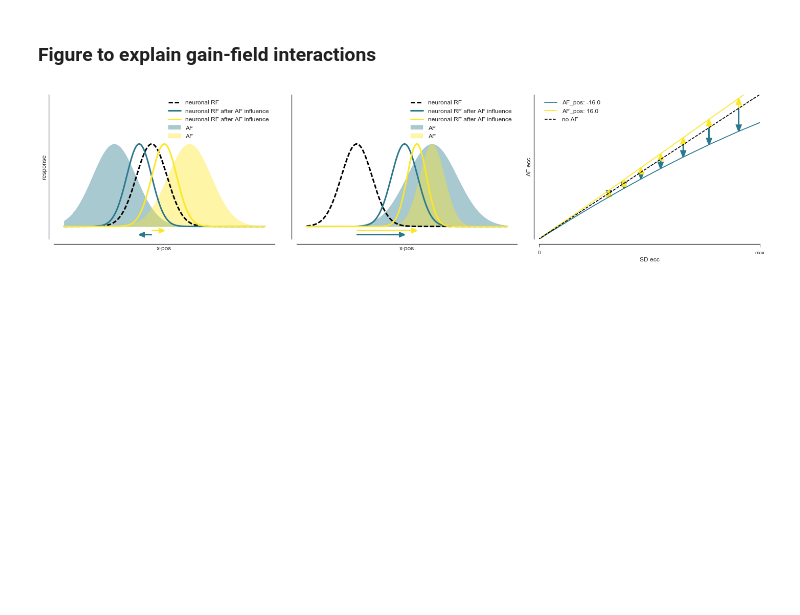
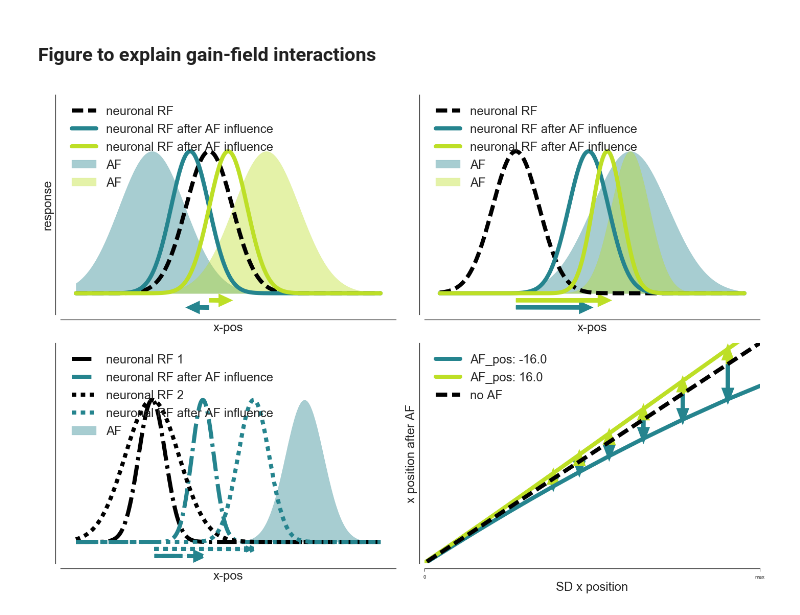
Before and after one commit to spinoza-centre/prf_simulations, a Jupyter notebook: prf_simulations.ipynb, the cells around one changed output. Saved outputs shown, nothing was run; the diff lists cells and outputs as text; code cells hidden in the pictures; blank space fills up the shorter version.

```diff
--- a/prf_simulations.ipynb
+++ b/prf_simulations.ipynb
@@ -89,11 +92,14 @@ f = pl.figure(figsize=(12,7))
 s = f.add_subplot(121)
 s.set_ylabel('size')
 s.set_xlabel('ecc')
-for i, s in enumerate(size_offsets):
-    mean_df = neurons_to_voxels(create_neurons(neuron_ecc_size_int=s),
+s.set_title('effect of random eye movements during acquisition')
+for i, so in enumerate(size_offsets):
+    mean_df = neurons_to_voxels(create_neurons(neuron_ecc_size_int=so),
                                 voxel_size=voxel_size, binning_column='mm_from_fovea')
-    pl.plot(mean_df['ecc'], mean_df['size'], c = col[i], marker = 'o', label = 'size offset: ' + str(s))
+    pl.plot(mean_df['ecc'], mean_df['size'], c = col[i], marker = 'o', label = 'size/ecc offset: ' + str(so))
+s.set_xlim([0,32])
 pl.legend()
+
 sn.despine(offset=10)
 
 slope_offsets = [0.25,0.75,0.5,1.0]
@@ -102,10 +108,14 @@ slope_offsets = [0.25,0.75,0.5,1.0]
 s = f.add_subplot(122)
 s.set_ylabel('size')
 s.set_xlabel('ecc')
-for i, s in enumerate(slope_offsets):
-    mean_df = neurons_to_voxels(create_neurons(neuron_ecc_size_slope=s),
+s.set_title('effects of changing the position-size relationship')
+for i, so in enumerate(slope_offsets):
+    mean_df = neurons_to_voxels(create_neurons(neuron_ecc_size_slope=so),
                                 voxel_size=voxel_size, binning_column='mm_from_fovea')
-    pl.plot(mean_df['ecc'], mean_df['size'], c = col[i], marker = 'o', label = 'slope offset: ' + str(s))
+    pl.plot(mean_df['ecc'], mean_df['size'], c = col[i], marker = 'o', label = 'size/ecc slope: ' + str(so))
+s.set_xlim([0,32])
 pl.legend()
 sn.despine(offset=10)
+pl.tight_layout()
+pl.savefig('figs/eccen-sizes.pdf')
 # %% [output]
@@ -284,6 +302,7 @@ sn.despine(offset=10)
 x = np.linspace(-10,6,10000)
 m_RF, m_RF2 = -3, -6
 s_RF = 3
+# xlim_height = 1.4
 
 rf_SD = gauss_rf(x, m_RF, s_RF)
 
@@ -292,31 +311,34 @@ s_AF1, s_AF2 = 6, 8
 
 
 # plotting stuff
-y_lims = [-0.15, 1.6]
-fs = 12
-leg_loc = 1
+y_lims = [-0.15, 1.4]
+fs = 24
+leg_loc = 2
+lw = 8.0
+ls = ['-.', ':']
+
 
 AF_pos = [-6.0, 0.0]
 AF_width = [8.0, 2.0]
-col = pl.cm.viridis(np.linspace(0.4,1,len(AF_pos)))
+col = pl.cm.viridis(np.linspace(0.45,0.9,len(AF_pos)))
 
 
-f = pl.figure(figsize=(20,5))
+f = pl.figure(figsize=(20,14))
 
-s = f.add_subplot(131)
+s = f.add_subplot(221)
 s.set_xlabel('x-pos', fontsize=fs)
 s.set_ylabel('response', fontsize=fs)
 
-pl.plot(x, rf_SD, c='k', ls='--', lw=3.0, label='neuronal RF')
+pl.plot(x, rf_SD, c='k', ls='--', lw=lw, label='neuronal RF')
 
 for i, afp in enumerate(AF_pos):
     af = gauss_rf(x, afp, s_AF1)
     pl.fill_between(x, af, np.zeros(af.shape), color=col[i], label='AF', alpha=0.4)
-    pl.plot(x, (rf_SD * af)/np.max(rf_SD * af),  c=col[i], ls='-', lw=3.0, label='neuronal RF after AF influence')
+    pl.plot(x, (rf_SD * af)/np.max(rf_SD * af),  c=col[i], ls='-', lw=lw, label='neuronal RF after AF influence')
 
     max_pos = x[np.argmax((rf_SD * af)/np.max(rf_SD * af))]
     pl.arrow(m_RF, -0.1 + i*0.05, max_pos-m_RF, 0,
-             color=col[i], head_width=0.05, head_length=0.4, lw=2.5,
+             color=col[i], head_width=0.05, head_length=0.4, lw=lw,
              overhang=0, capstyle='round', length_includes_head=True)
 s.set_xticks([])
 s.set_yticks([])
@@ -324,21 +346,21 @@ s.set_ylim(y_lims)
 
 s.legend(loc=leg_loc, fontsize=fs)
 
-s = f.add_subplot(132)
+s = f.add_subplot(222)
 s.set_xlabel('x-pos', fontsize=fs)
 # s.set_ylabel('response', fontsize=fs)
 
 
-pl.plot(x, gauss_rf(x, m_RF2, s_RF), c='k', ls='--', lw=3.0, label='neuronal RF')
+pl.plot(x, gauss_rf(x, m_RF2, s_RF), c='k', ls='--', lw=lw, label='neuronal RF')
 
 for i, afs in enumerate(AF_width):
     af = gauss_rf(x, m_AF2, afs)
     pl.fill_between(x, af, np.zeros(af.shape), color=col[i], label='AF', alpha=0.4)
-    pl.plot(x, (rf_SD * af)/np.max(rf_SD * af), c=col[i], ls='-', lw=3.0, label='neuronal RF after AF influence')
+    pl.plot(x, (rf_SD * af)/np.max(rf_SD * af), c=col[i], ls='-', lw=lw, label='neuronal RF after AF influence')
 
     max_pos = x[np.argmax((rf_SD * af)/np.max(rf_SD * af))]
     pl.arrow(m_RF2, -0.1 + i*0.05, max_pos-m_RF2, 0,
-             color=col[i], head_width=0.05, head_length=0.4, lw=2.5,
+             color=col[i], head_width=0.05, head_length=0.4, lw=lw,
              overhang=0, capstyle='round', length_includes_head=True)
 s.set_xticks([])
 s.set_yticks([])
@@ -349,9 +371,42 @@ s.legend(loc=leg_loc, fontsize=fs)
 AF_pos = [-16.0, 16.0]
 
 
-s = f.add_subplot(133)
-s.set_ylabel('AF ecc', fontsize=fs)
-s.set_xlabel('SD ecc', fontsize=fs)
+s = f.add_subplot(223)
+s.set_xlabel('x-pos', fontsize=fs)
+# s.set_ylabel('response', fontsize=fs)
+
+
+rfps = [[-6, 1],[-6, 4]]
+
+af = gauss_rf(x, 2, afs)
+
+for i, (rfp, rfs) in enumerate(rfps):
+
+    rf = gauss_rf(x, rfp, rfs)
+    pl.plot(x, rf, c='k', ls=ls[i], lw=lw, label='neuronal RF %s'%str(i+1))
+
+    pl.plot(x, (rf * af)/np.max(rf * af), c=col[0], ls=ls[i], lw=lw, label='neuronal RF after AF influence')
+
+    max_pos = x[np.argmax((rf * af)/np.max(rf * af))]
+    pl.arrow(rfp, -0.1 + i*0.05, max_pos-rfp, 0,
+             color=col[0], head_width=0.05, head_length=0.4, lw=lw,
+             overhang=0, capstyle='butt', length_includes_head=True, ls=ls[i])
+
+pl.fill_between(x, af, np.zeros(af.shape), color=col[0], label='AF', alpha=0.4)
+
+s.set_xticks([])
+s.set_yticks([])
+s.set_ylim(y_lims)
+
+s.legend(loc=leg_loc, fontsize=fs)
+
+AF_pos = [-16.0, 16.0]
+
+
+
+s = f.add_subplot(224)
+s.set_ylabel('x position after AF', fontsize=fs)
+s.set_xlabel('SD x position', fontsize=fs)
 for i, afp in enumerate(AF_pos):
 
     neurons = create_neurons(nr_neuronal_rfs=nr_neurons,
@@ -367,35 +422,35 @@ for i, afp in enumerate(AF_pos):
                                 voxel_size=voxel_size, binning_column='mm_from_fovea')
 
     ecc = np.zeros((len(mean_df), 4))
     for j, mm in enumerate(mean_df.mm_from_fovea):
         ecc[j,0] = mm
         ecc[j,1] = float(mean_df.iloc[j].ecc)
         ecc[j,2] = float(mean_df.iloc[j].ecc_AF)
         ecc[j,3] = float(mean_df.iloc[j].size_AF) - float(mean_df.iloc[-(j+1)].size_AF)
     ecc = ecc[ecc[:,0] > 0]
-    s.plot(mean_df['ecc'], mean_df['ecc_AF'], c = col[i], marker = '|', label = 'AF_pos: ' + str(afp))
+    s.plot(mean_df['ecc'], mean_df['ecc_AF'], c = col[i], marker = '|', label = 'AF_pos: ' + str(afp), lw=lw)
 
     for index, mdf in mean_df.iterrows():
-        if index > 32:
+        if index > (3*len(mean_df)/4.5):
             pl.arrow(mdf['ecc'], mdf['ecc'], 0, -mdf['ecc']+mdf['ecc_AF'],
-                 color=col[i], head_width=0.15, head_length=0.3, lw=2.5,
+                 color=col[i], head_width=0.15, head_length=0.3, lw=lw,
                  overhang=0, capstyle='round', length_includes_head=True)
 
     if i == 1:
-        s.plot(mean_df['ecc'], mean_df['ecc'], 'k--', label='no AF')
+        s.plot(mean_df['ecc'], mean_df['ecc'], 'k--', label='no AF', lw=lw)
 
 #     s.plot(ecc[:,1], ecc[:,2], c = col[i], marker = 'o', label = 'AF_pos: ' + str(afp))
 
 s.set_xlim([0,7])
 s.set_ylim([0,7])
 s.set_xticks([0,7])
 s.set_xticklabels(['0','max'])
 
 s.set_yticks([])
 s.legend(loc=0, fontsize=fs)
 sn.despine(offset=10)
 
 pl.tight_layout()
 pl.savefig('figs/gainfield_effects.pdf')
 # %% [output]
-[figure, old version]
+[figure, new version]
```
Also changed, not shown: parts of 16 cells of this notebook, 6 other files.
